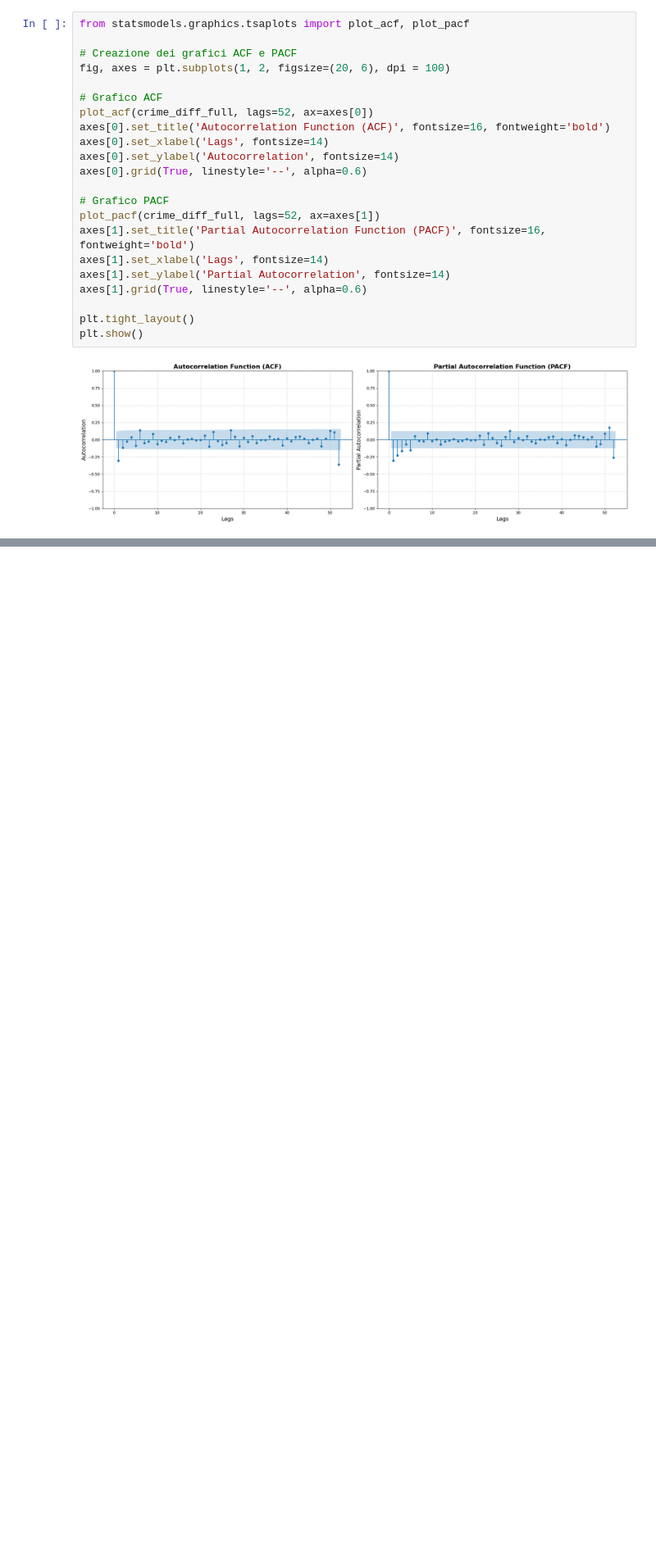
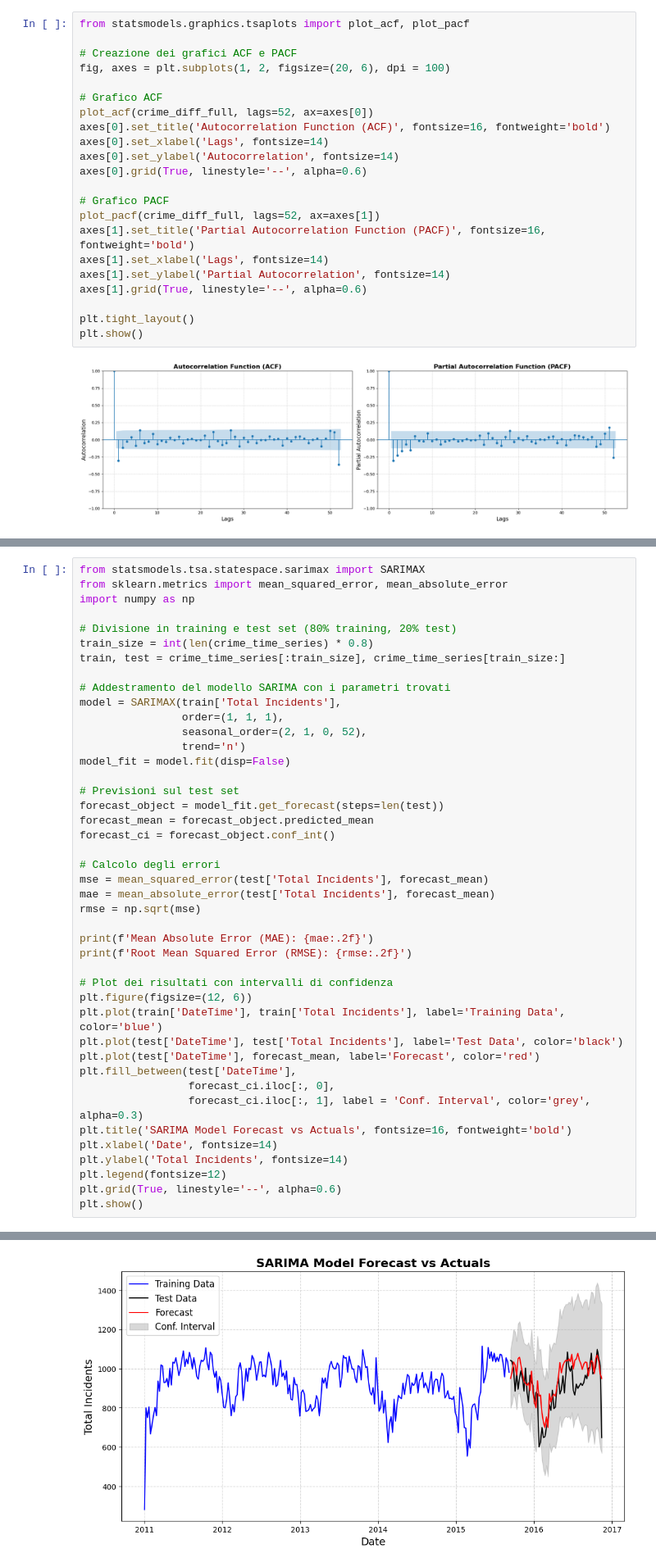
Before and after one commit to MattSona99/DataScience, a Jupyter notebook: Classification_Clustering_TimeSeries/timeseries.ipynb, the cells around one changed output, grey strips where cells are left out. Shown at 82% size. Saved outputs shown, nothing was run; the diff lists cells and outputs as text; blank space fills up the shorter version.

```diff
--- a/Classification_Clustering_TimeSeries/timeseries.ipynb
+++ b/Classification_Clustering_TimeSeries/timeseries.ipynb
@@ -572,0 +614,44 @@ ModuleNotFoundError: No module named 'pmdarima'
+# %%
+from statsmodels.tsa.statespace.sarimax import SARIMAX
+from sklearn.metrics import mean_squared_error, mean_absolute_error
+import numpy as np
+
+# Divisione in training e test set (80% training, 20% test)
+train_size = int(len(crime_time_series) * 0.8)
+train, test = crime_time_series[:train_size], crime_time_series[train_size:]
+
+# Addestramento del modello SARIMA con i parametri trovati
+model = SARIMAX(train['Total Incidents'],
+                order=(1, 1, 1),
+                seasonal_order=(2, 1, 0, 52),
+                trend='n')
+model_fit = model.fit(disp=False)
+
+# Previsioni sul test set
+forecast_object = model_fit.get_forecast(steps=len(test))
+forecast_mean = forecast_object.predicted_mean
+forecast_ci = forecast_object.conf_int()
+
+# Calcolo degli errori
+mse = mean_squared_error(test['Total Incidents'], forecast_mean)
+mae = mean_absolute_error(test['Total Incidents'], forecast_mean)
+rmse = np.sqrt(mse)
+
+print(f'Mean Absolute Error (MAE): {mae:.2f}')
+print(f'Root Mean Squared Error (RMSE): {rmse:.2f}')
+
+# Plot dei risultati con intervalli di confidenza
+plt.figure(figsize=(12, 6))
+plt.plot(train['DateTime'], train['Total Incidents'], label='Training Data', color='blue')
+plt.plot(test['DateTime'], test['Total Incidents'], label='Test Data', color='black')
+plt.plot(test['DateTime'], forecast_mean, label='Forecast', color='red')
+plt.fill_between(test['DateTime'],
+                 forecast_ci.iloc[:, 0],
+                 forecast_ci.iloc[:, 1], label = 'Conf. Interval', color='grey', alpha=0.3)
+plt.title('SARIMA Model Forecast vs Actuals', fontsize=16, fontweight='bold')
+plt.xlabel('Date', fontsize=14)
+plt.ylabel('Total Incidents', fontsize=14)
+plt.legend(fontsize=12)
+plt.grid(True, linestyle='--', alpha=0.6)
+plt.show()
+# %% [output]
@@ -572,0 +660 @@ ModuleNotFoundError: No module named 'pmdarima'
+[figure, added]
```
Also changed, not shown: parts of 12 cells of this notebook, 2 other files.
